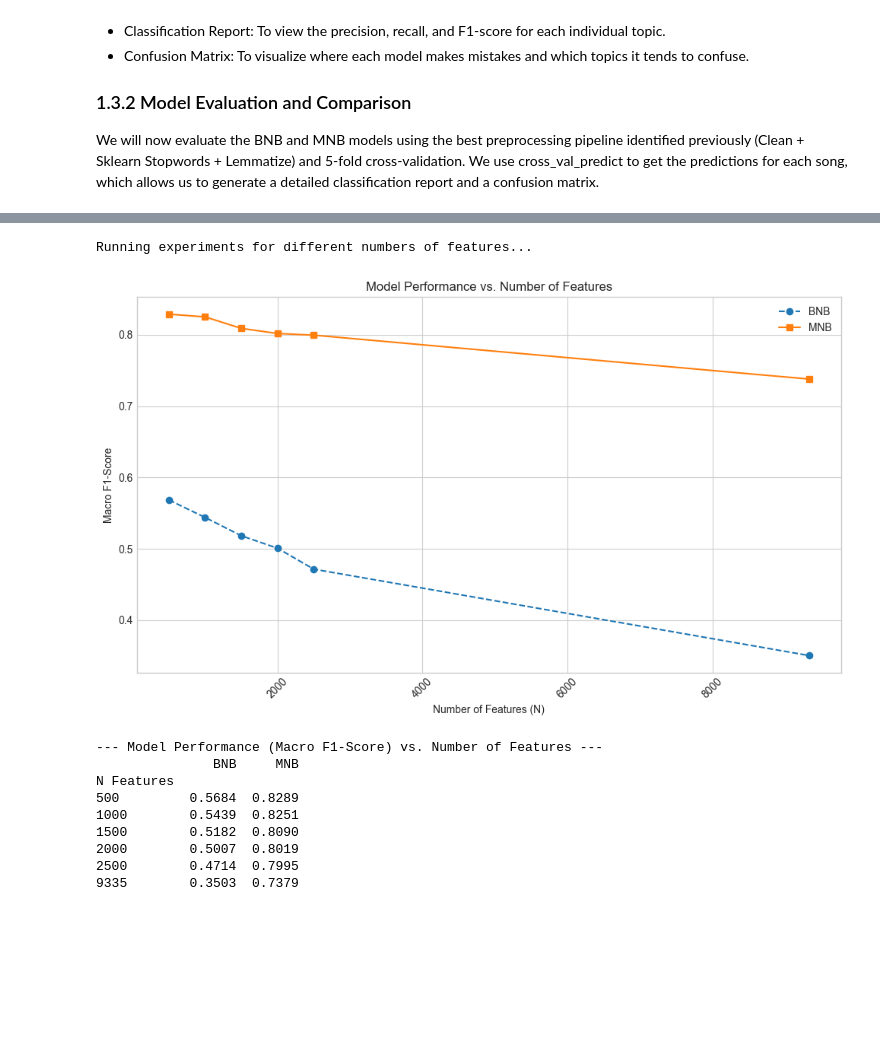
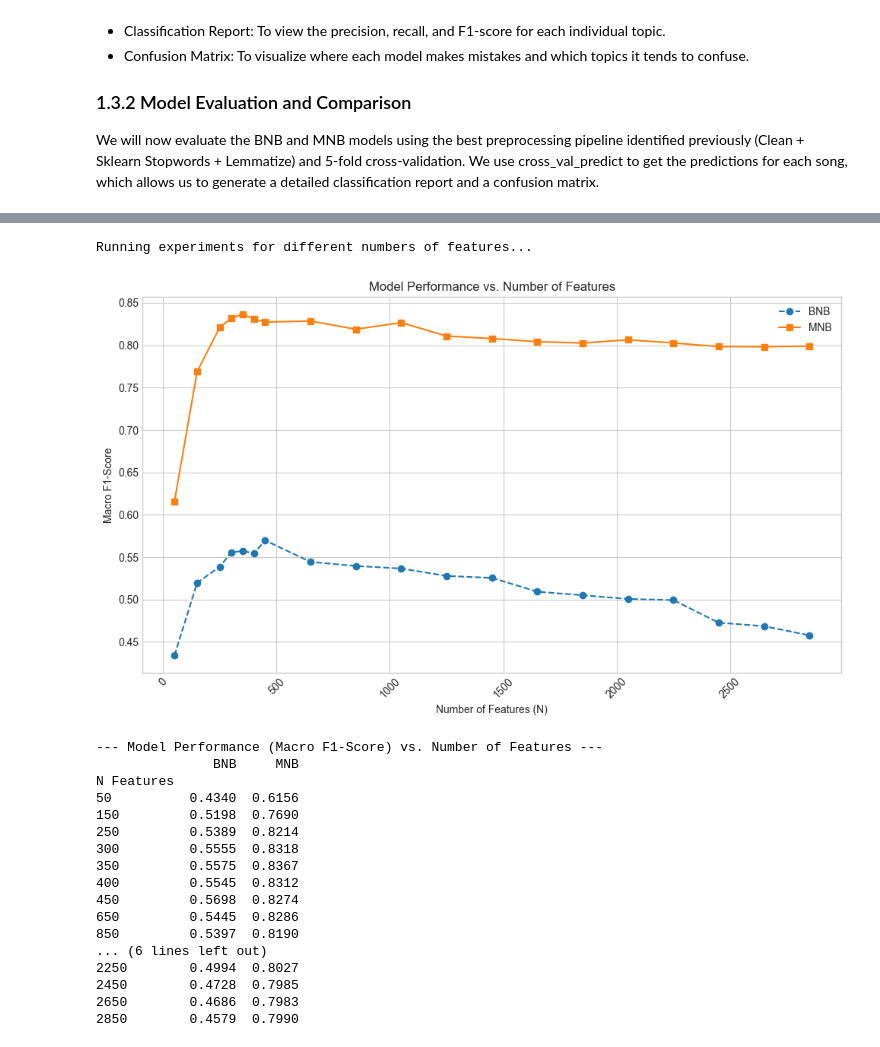
Before and after one commit to axyn45/comp9727-25t2, a Jupyter notebook: assignment/main.ipynb, the cells around one changed output, grey strips where cells are left out. Saved outputs shown, nothing was run; the diff lists cells and outputs as text; code cells hidden in the pictures; blank space fills up the shorter version.

```diff
--- a/assignment/main.ipynb
+++ b/assignment/main.ipynb
@@ -395,28 +384,20 @@ Based on the results presented in the summary table and the confusion matrices,
 # %%
 
 
-# --- Load and prepare data (as before) ---
+# load and prepare data as before
 df = pd.read_csv('dataset.tsv', sep='\t')
-df['document'] = df['artist_name'] + ' ' + df['track_name'] + ' ' + df['genre'] + ' ' + df['lyrics']
+df['document'] = df['genre'] + ' '+df['artist_name'] + ' ' + df['track_name']+ ' ' + df['lyrics']
 X = df['document']
 y = df['topic']
 
-# --- Use the best preprocessor from the previous step ---
-def best_preprocessor(text):
-    text = text.lower()
-    text = re.sub(r"[^a-zA-Z0-9']", " ", text)
-    tokens = word_tokenize(text)
-    lemmatizer = WordNetLemmatizer()
-    return " ".join([lemmatizer.lemmatize(token) for token in tokens])
-
-# --- Experiment Configuration ---
-feature_counts = [10, 100, 200, 500, 1000, None]
+# testing with a smaller gap between 250 and 450 to more accurately approach the peak value
+feature_counts = [i for i in range(50,250,100)]+[i for i in range(250,450,50)]+[i for i in range(450,3000,200)]
 results = []
 
-# --- Run the experiment ---
+# run the experiment
 print("Running experiments for different numbers of features...")
 for n in feature_counts:
-    # Create vectorizer with the specified max_features
+    # create vectorizer with the specified max_features
     vectorizer = CountVectorizer(
         preprocessor=best_preprocessor,
         stop_words='english',
@@ -431,47 +412,55 @@ for n in feature_counts:
     mnb_pipeline = Pipeline([('vect', vectorizer), ('clf', MultinomialNB())])
     mnb_score = cross_val_score(mnb_pipeline, X, y, cv=5, scoring='f1_macro').mean()
 
-    # Store results
+    # store results
     n_label = 'All' if n is None else n
     results.append({'N Features': n_label, 'BNB': bnb_score, 'MNB': mnb_score})
 
-# Convert results to DataFrame for easy plotting and display
+# convert results to DataFrame for easy plotting and display
 results_df = pd.DataFrame(results).set_index('N Features')
 
-# Get the total number of features when N is None
+# get the total number of features when N is None
 temp_vect = CountVectorizer(preprocessor=best_preprocessor, stop_words='english', max_features=None)
 temp_vect.fit(X)
 total_features = len(temp_vect.get_feature_names_out())
 results_df.rename(index={'All': total_features}, inplace=True)
 
 
-# --- Plot the results ---
+# plot the results
 plt.style.use('seaborn-v0_8-whitegrid')
 plt.figure(figsize=(10, 6))
 plt.plot(results_df.index, results_df['BNB'], marker='o', linestyle='--', label='BNB')
 plt.plot(results_df.index, results_df['MNB'], marker='s', linestyle='-', label='MNB')
 
 plt.title('Model Performance vs. Number of Features')
 plt.xlabel('Number of Features (N)')
 plt.ylabel('Macro F1-Score')
 plt.legend()
 plt.xticks(rotation=45)
 plt.tight_layout()
 plt.savefig('feature_performance.png')
 plt.show()
 
-# --- Display the results table ---
+# display the results table
 print("\n--- Model Performance (Macro F1-Score) vs. Number of Features ---")
 print(results_df.round(4))
 # %% [output]
 Running experiments for different numbers of features...
-[figure, old version]
+[figure, new version]
 --- Model Performance (Macro F1-Score) vs. Number of Features ---
                BNB     MNB
 N Features
-500         0.5684  0.8289
-1000        0.5439  0.8251
-1500        0.5182  0.8090
-2000        0.5007  0.8019
-2500        0.4714  0.7995
-9335        0.3503  0.7379
+50          0.4340  0.6156
+150         0.5198  0.7690
+250         0.5389  0.8214
+300         0.5555  0.8318
+350         0.5575  0.8367
+400         0.5545  0.8312
+450         0.5698  0.8274
+650         0.5445  0.8286
+850         0.5397  0.8190
+... (6 lines left out)
+2250        0.4994  0.8027
+2450        0.4728  0.7985
+2650        0.4686  0.7983
+2850        0.4579  0.7990
```
Also changed, not shown: parts of 5 cells of this notebook, 2 other files.
